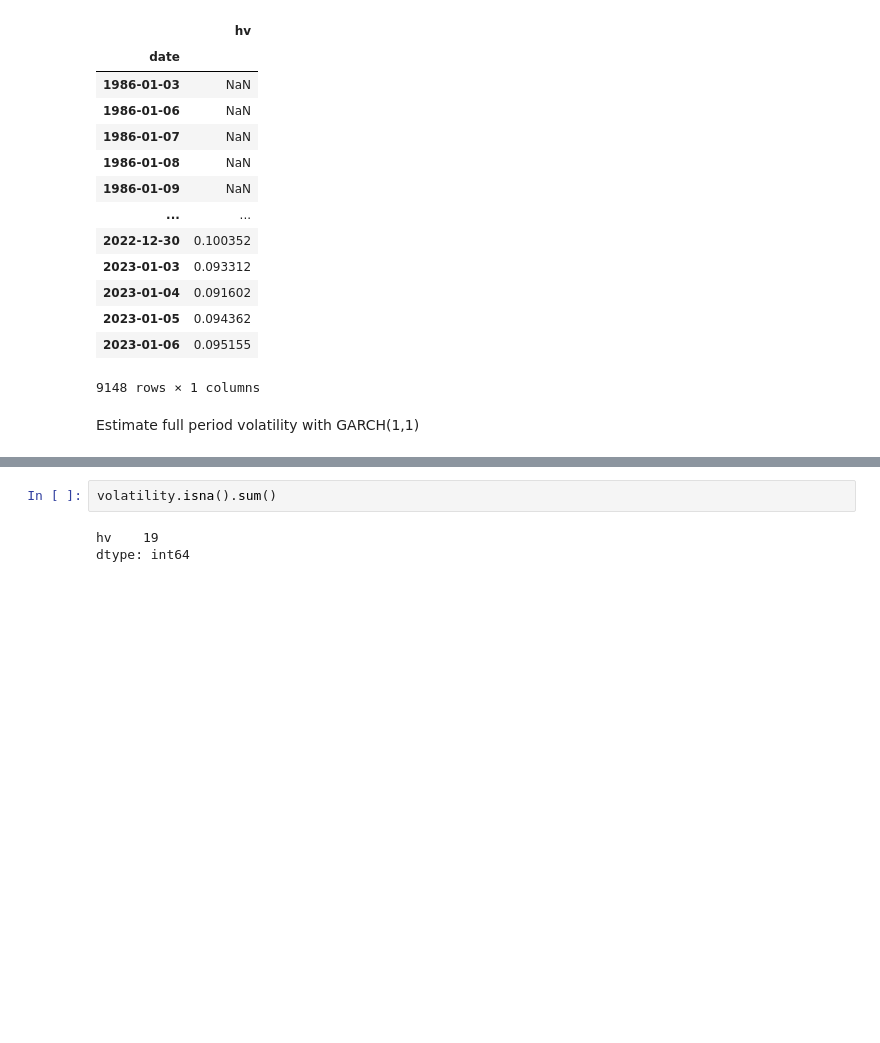
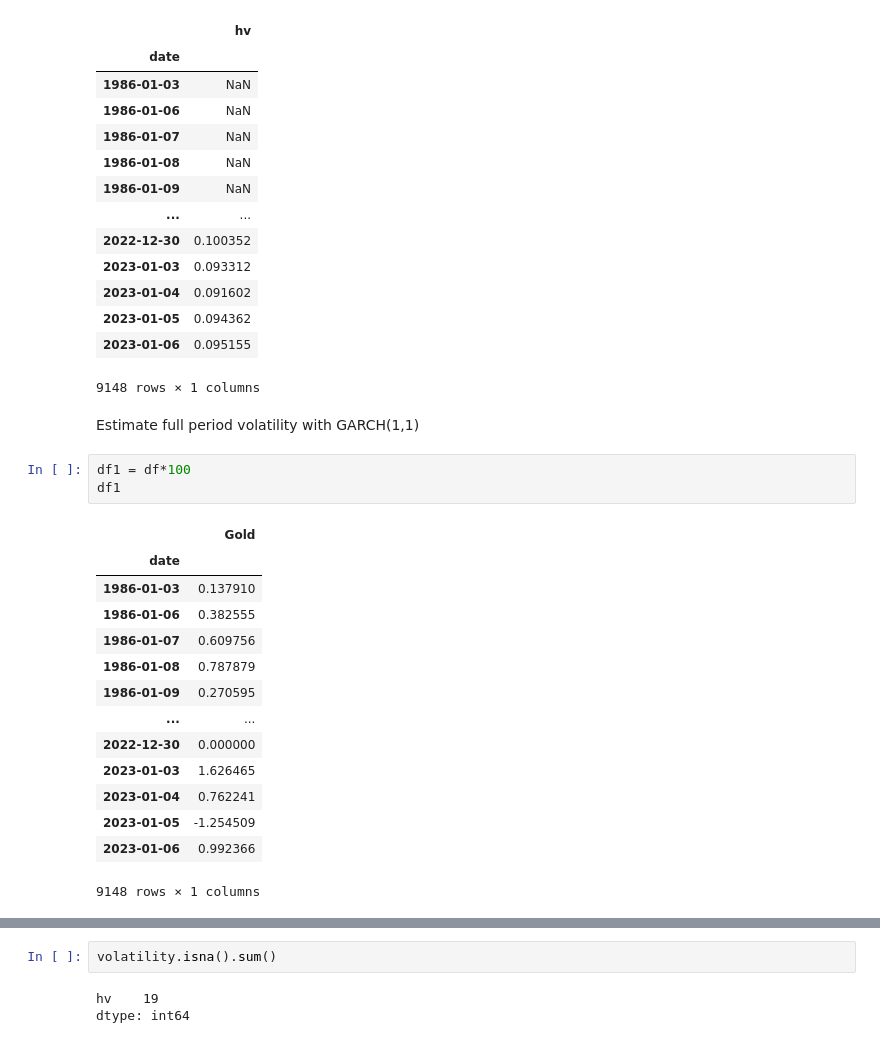
Before and after one commit to maxbranting/gold-forecast, a Jupyter notebook: Models/Volatility/GARCH.ipynb, the cells around one changed output, grey strips where cells are left out. Drawn from its saved outputs; the diff is of its cells as text; blank space fills up the shorter version.

```diff
--- a/Models/Volatility/GARCH.ipynb
+++ b/Models/Volatility/GARCH.ipynb
@@ -269,4 +269,22 @@ volatility
 9148 rows × 1 columns
 # %% [markdown]
 Estimate full period volatility with GARCH(1,1)
+# %%
+df1 = df*100
+df1
+# %% [output]
+|  | Gold |
+| date |  |
+| 1986-01-03 | 0.137910 |
+| 1986-01-06 | 0.382555 |
+| 1986-01-07 | 0.609756 |
+| 1986-01-08 | 0.787879 |
+| 1986-01-09 | 0.270595 |
+| ... | ... |
+| 2022-12-30 | 0.000000 |
+| 2023-01-03 | 1.626465 |
+| 2023-01-04 | 0.762241 |
+| 2023-01-05 | -1.254509 |
+| 2023-01-06 | 0.992366 |
+9148 rows × 1 columns
 # %%
```
Also changed, not shown: parts of 4 cells of this notebook, 1 other file.
